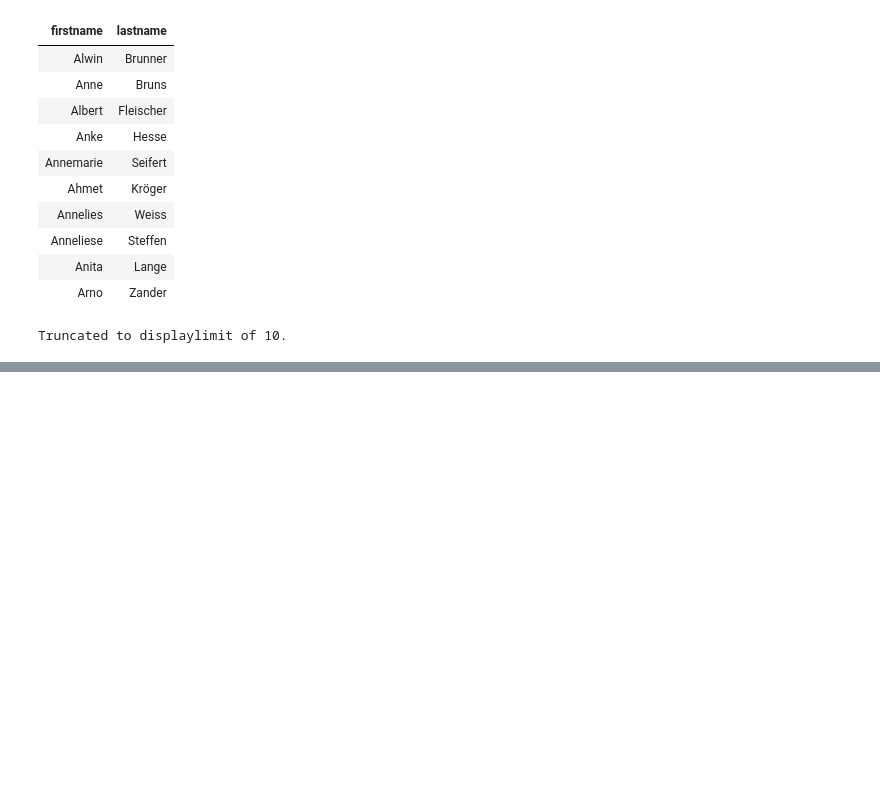
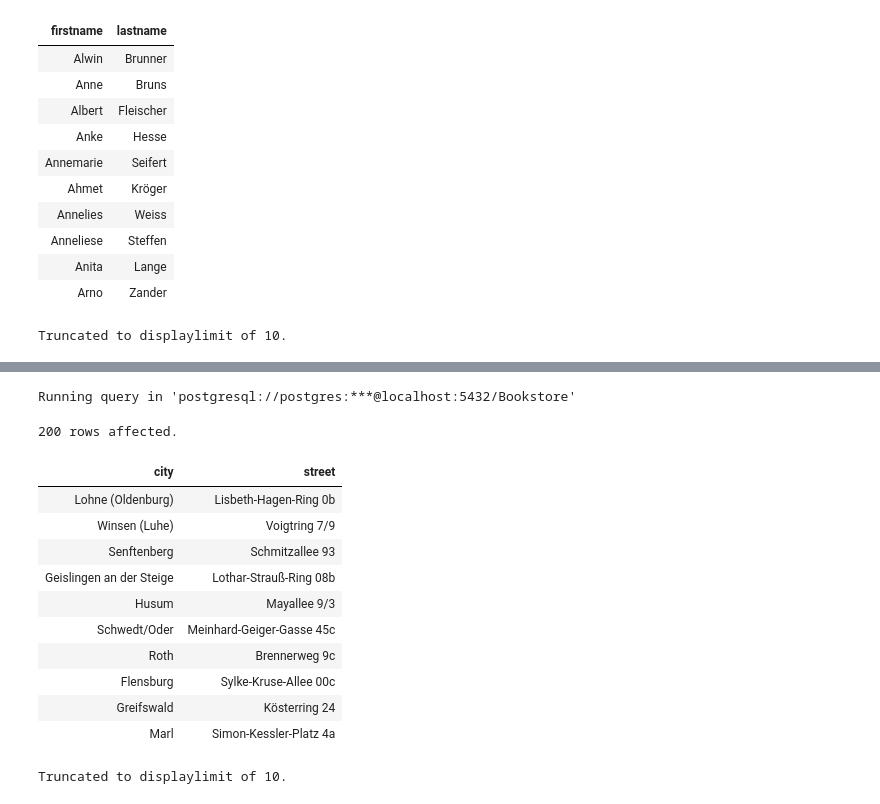
Before and after one commit to Asa1349/Tutorials, a Jupyter notebook: SQL.ipynb, the cells around one changed output, grey strips where cells are left out. Saved outputs shown, nothing was run; the diff lists cells and outputs as text; code cells hidden in the pictures; blank space fills up the shorter version.

```diff
--- a/SQL.ipynb
+++ b/SQL.ipynb
@@ -223,0 +430,22 @@ Truncated to displaylimit of 10.
+# %%
+%%sql
+-- You can also use it for multiple columns:
+-- This finds unique combinations of city AND country
+
+SELECT DISTINCT city, street
+FROM customers;
+# %% [output]
+Running query in 'postgresql://postgres:***@localhost:5432/Bookstore'
+200 rows affected.
+| city | street |
+| Lohne (Oldenburg) | Lisbeth-Hagen-Ring 0b |
+| Winsen (Luhe) | Voigtring 7/9 |
+| Senftenberg | Schmitzallee 93 |
+| Geislingen an der Steige | Lothar-Strauß-Ring 08b |
+| Husum | Mayallee 9/3 |
+| Schwedt/Oder | Meinhard-Geiger-Gasse 45c |
+| Roth | Brennerweg 9c |
+| Flensburg | Sylke-Kruse-Allee 00c |
+| Greifswald | Kösterring 24 |
+| Marl | Simon-Kessler-Platz 4a |
+Truncated to displaylimit of 10.
```
Also changed, not shown: parts of 33 cells of this notebook.
